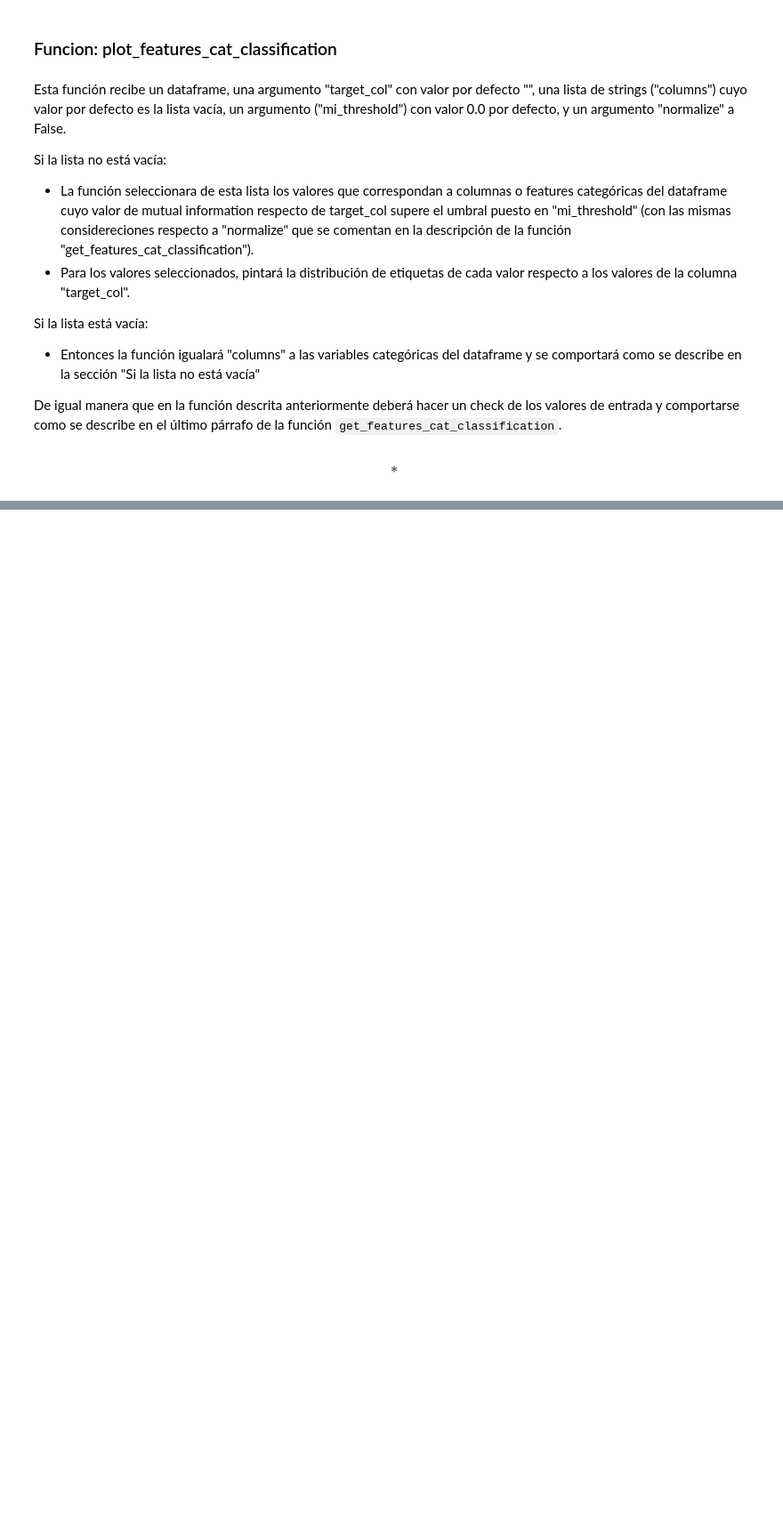
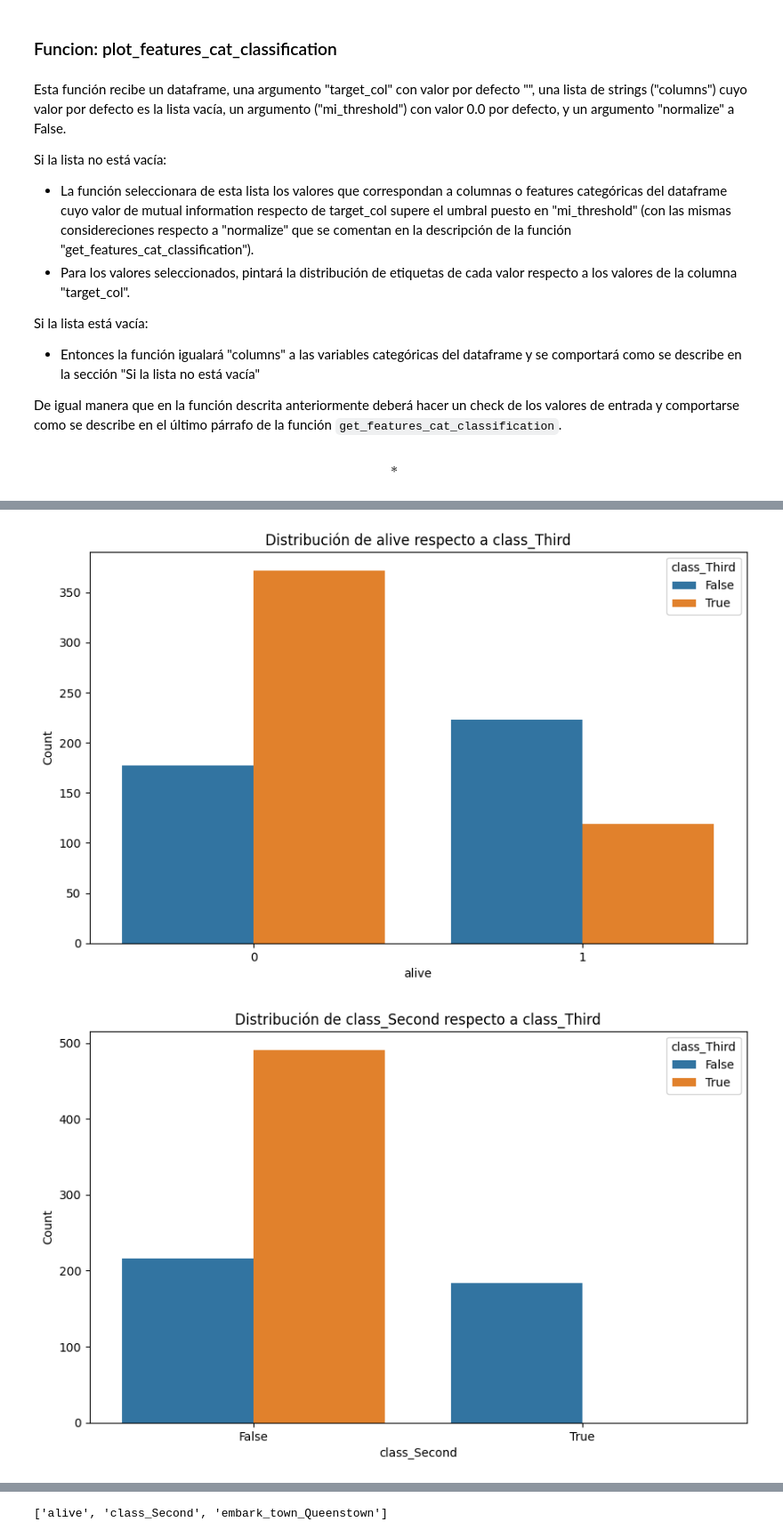
Before and after one commit to marosor/ML_Toolbox, a Jupyter notebook: Toolbox_ML_II_prueba/funciones_fran.ipynb, the cells around one changed output, grey strips where cells are left out. Shown: that part at 89% size. Saved outputs shown, nothing was run; the diff lists cells and outputs as text; code cells hidden in the pictures; blank space fills up the shorter version.

```diff
--- a/Toolbox_ML_II_prueba/funciones_fran.ipynb
+++ b/Toolbox_ML_II_prueba/funciones_fran.ipynb
@@ -374,0 +377,5 @@ Encargad a uno el desarrollo y ejecución del test y el resto repartíos las fun
+# %%
+cols = plot_features_cat_classification(titanic, 'class_Third', mi_threshold=0.05, normalize=True)
+# %% [output]
+[figure, added]
+[figure, added]
@@ -374,0 +383 @@ Encargad a uno el desarrollo y ejecución del test y el resto repartíos las fun
+['alive', 'class_Second', 'embark_town_Queenstown']
```
Also changed, not shown: parts of 24 cells of this notebook, 2 other files.
